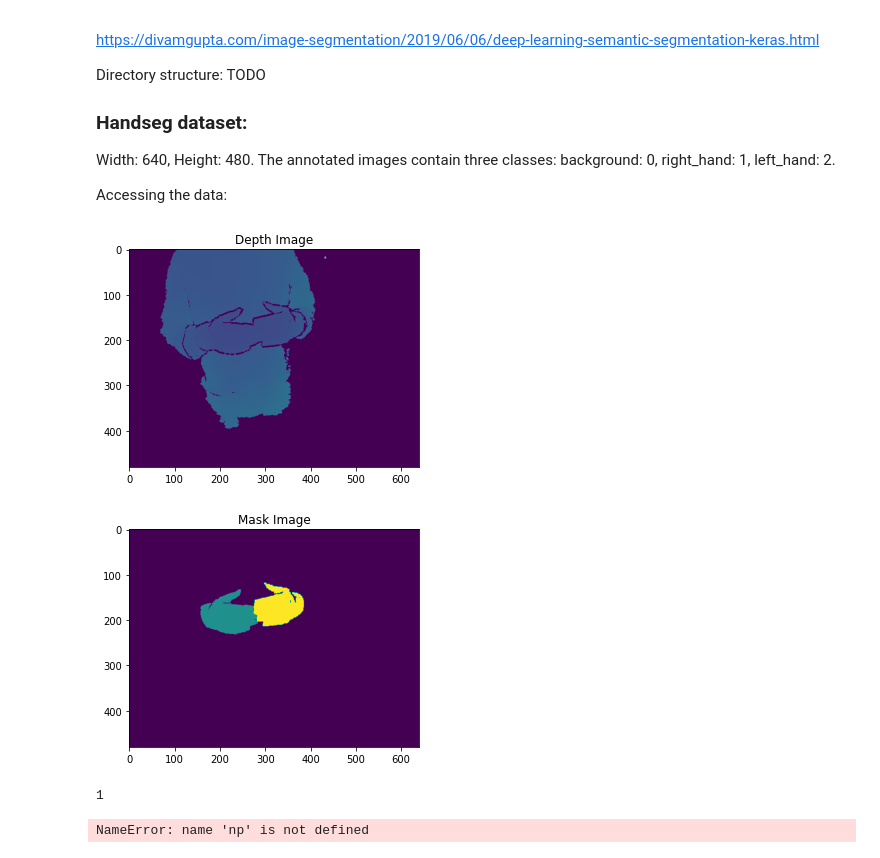
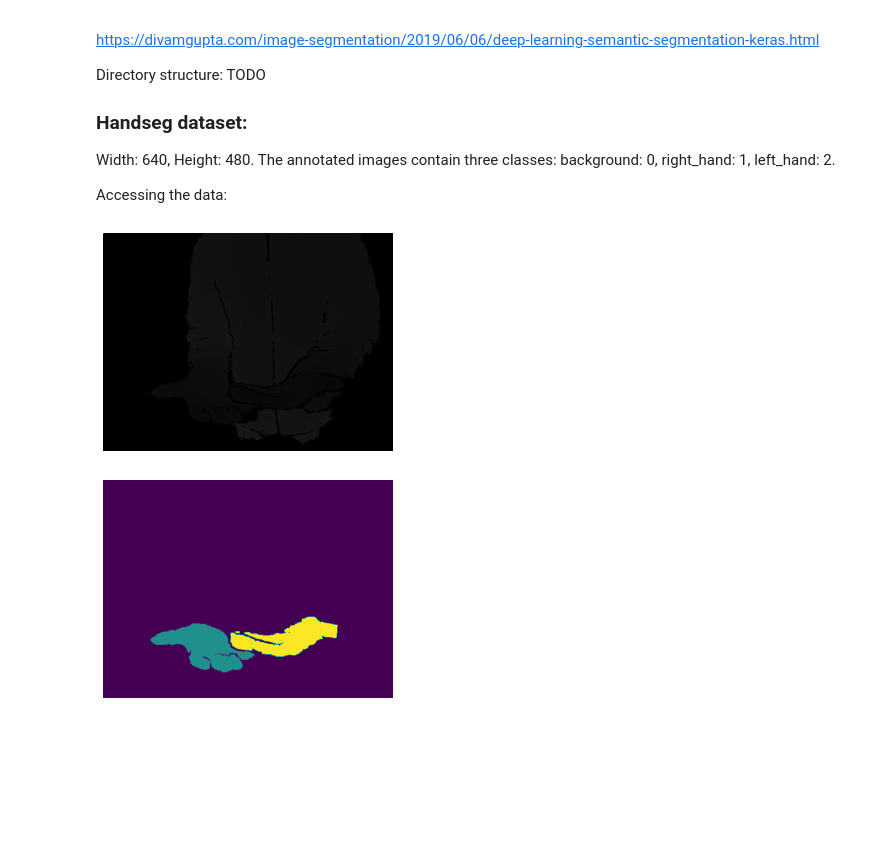
Before and after one commit to Mosqui0/Projekt-Neuroinformatik, a Jupyter notebook: Code/HandSeg/Handseg_Model.ipynb, the cells around one changed output. Cells and saved outputs as stored; diff of their text form; code cells hidden in the pictures; blank space fills up the shorter version.

```diff
--- a/Code/HandSeg/Handseg_Model.ipynb
+++ b/Code/HandSeg/Handseg_Model.ipynb
@@ -18,20 +18,20 @@ Width: 640, Height: 480. The annotated images contain three classes: background:
 Accessing the data:
 # %%
 #path to the dataset
-handseg_path = '../../handseg-150k'
-depth_im = np.array(Image.open(Path(handseg_path+'/images/user-2.00000000.png')))# Loading depth image
-mask_im = np.array(Image.open(Path(handseg_path+'/masks/user-2.00000000.png')))#  Loading mask image
-depth_im = depth_im.astype(np.float32)# Converting to float
-mean_depth_ims = 10000.0 # Mean value of the depth images
-depth_im /= mean_depth_ims # Normalizing depth image
-plt.imshow(depth_im); plt.title('Depth Image'); plt.show() # Displaying Depth Image
-plt.imshow(mask_im); plt.title('Mask Image'); plt.show() # Displaying Mask Image
+handseg_path = '../../../handseg-150k'
+#depth_im = np.array(Image.open(Path(handseg_path+'/images/user-8.00008932.png')))# Loading depth image
+mask_im = np.array(Image.open(Path(handseg_path+'/masks/user-4.00009545.png')))#  Loading mask image
+#depth_im = depth_im.astype(np.float32)# Converting to float
+#mean_depth_ims = 10000.0 # Mean value of the depth images
+#depth_im /= mean_depth_ims # Normalizing depth image
+depth_im = cv2.imread(handseg_path+'/images/user-4.00009545.png')
 
-print(mask_im[200,200])
+
+plt.imshow(depth_im); plt.axis('off'); plt.show() # Displaying Depth Image
+plt.imshow(mask_im); plt.axis('off'); plt.show() # Displaying Mask Image
 # %% [output]
-[figure, old version]
+[figure, new version]
-[figure, old version]
+[figure, new version]
-1
 # %%
 # Library header
 from PIL import Image
@@ -54,20 +56,3 @@ import data_gen as dg
 input_width = 640
 input_height = 480
 handseg_path = '../../../handseg-150k'
-# %%
-test_path = '../../../test'
-depth_im = np.array(tf_keras_prep.image.load_img(test_path+"/image/user-3.00025727.png", color_mode='grayscale'))
-mask_im = np.array(tf_keras_prep.image.load_img(test_path+"/mask/user-3.00025727.png", color_mode='grayscale'))
-
-# do some preprocessing
-depth_gray = ( depth_im /depth_im.max() )
-
-print(depth_im.shape, depth_im.min(), depth_im.max())
-print(depth_gray.shape, depth_gray.min(), depth_gray.max())
-
-
-plt.imshow(depth_im); plt.title('Depth Image'); plt.show() # Displaying Depth Image
-plt.imshow(depth_gray, cmap="gray"); plt.title('Grayscale Image'); plt.show() # Displaying Grayscale Image
-plt.imshow(mask_im); plt.title('Mask Image'); plt.show() # Displaying Mask Image
-# %% [output]
-NameError: name 'np' is not defined
```
Also changed, not shown: parts of 19 cells of this notebook, 12 other files.
